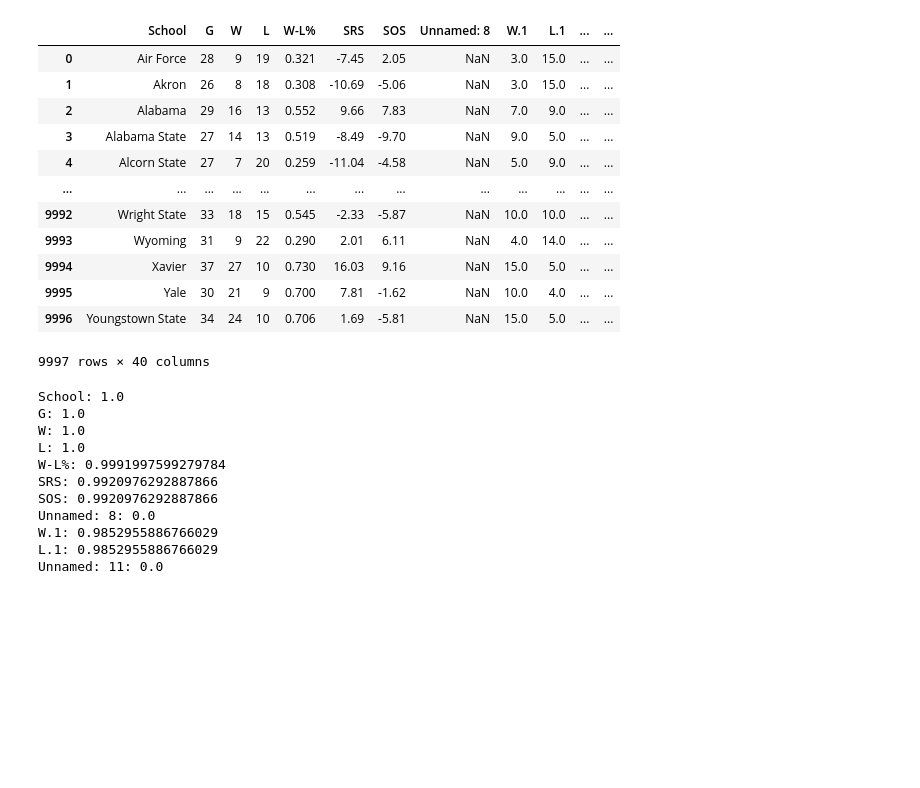
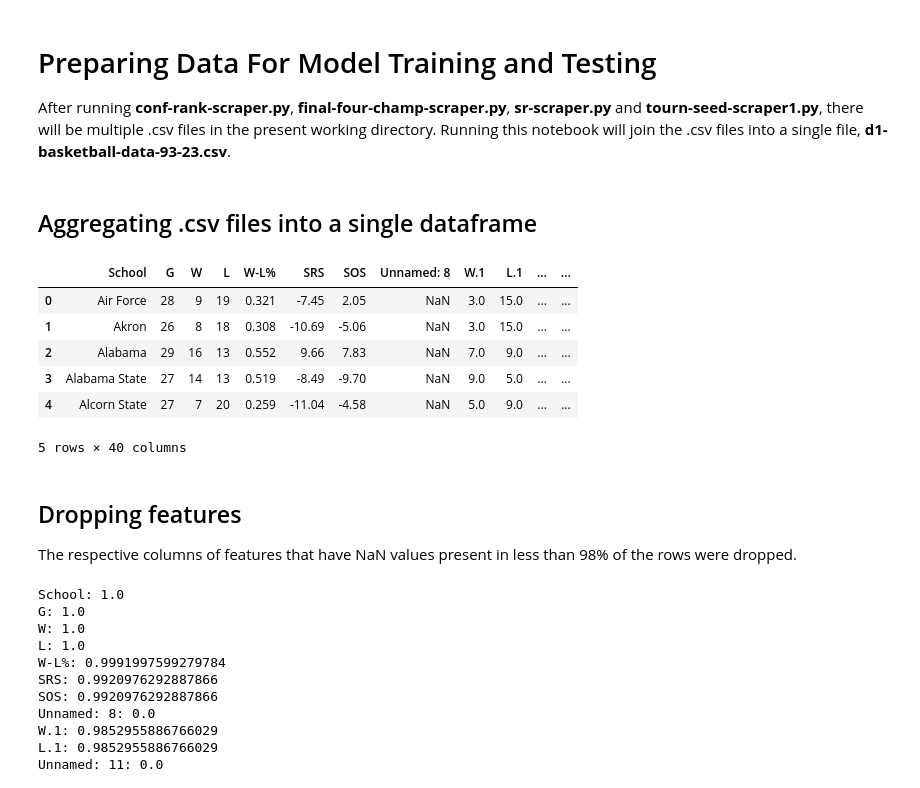
Before and after one commit to drchachere/NCAA-BB-Tourn-Qualification, a Jupyter notebook: data-collection/joining-data-for-ml.ipynb, the cells around one changed output. Cells and saved outputs as stored; diff of their text form; code cells hidden in the pictures; blank space fills up the shorter version.

```diff
--- a/data-collection/joining-data-for-ml.ipynb
+++ b/data-collection/joining-data-for-ml.ipynb
@@ -1,3 +1,9 @@
+# %% [markdown]
+# Preparing Data For Model Training and Testing
+
+After running **conf-rank-scraper.py**, **final-four-champ-scraper.py**, **sr-scraper.py** and **tourn-seed-scraper1.py**, there will be multiple .csv files in the present working directory.  Running this notebook will join the .csv files into a single file, **d1-basketball-data-93-23.csv**.
+# %% [markdown]
+## Aggregating .csv files into a single dataframe
 # %%
 import pandas as pd
 import numpy as np
@@ -7,33 +11,54 @@ final_df = pd.DataFrame()
 # %%
+
 ff_champ_df = pd.read_csv("final-four-champ.csv")
 final_df = pd.DataFrame()
 
+# looping through each year that there are .csv files for
 for season in range(1993, 2024):
 
+    # there was no post season in 2020
     if season==2020:
         pass
 
     else:
+        '''
+        for every season, the relevant season-stats, conf-rankings, and tourn-seed .csv files are stored
+        into variables as DataFrames
+        '''
         season_df = pd.read_csv("season-stats-{}.csv".format(str(season)))
         conf_rank_df = pd.read_csv("conf-rankings-{}.csv".format(str(season)))
         tourn_seed_df = pd.read_csv("tourn-seeds-{}.csv".format(str(season)), names=["region_seed","School","region"])
 
+        '''
+        not a real rank, it is an alphabetical index and this does not affect a team's ability to
+        qualify for the NCAA tournament
+        '''
         season_df.drop("Rk", axis=1, inplace=True)
 
+        '''
+        Multiple string representations were used for the same team.   The following code changes
+        different string representations to the same one so the different dataframes may be
+        later merged into a larger dataframe for the season/ year.
+        '''
         season_df["School"] = list(map(lambda x: x.replace("NCAA","").strip(),season_df["School"]))
         season_df["School"] = list(map(lambda x: "Nevada Las Vegas" if x=="Nevada-Las Vegas" else x, season_df["School"]))
         season_df["School"] = list(map(lambda x: "Illinois Chicago" if x=="Illinois-Chicago" else x, season_df["School"]))
 
+        # remove blank column
         conf_rank_df.drop("Unnamed: 0", inplace=True, axis=1)
+        # redundant data is dropped, only new/ relevant data remains in the dataframe now
         conf_rank_df.drop(conf_rank_df.iloc[:, 3:23], inplace=True, axis=1)
         conf_rank_df.columns = ["Conf_Rk", "School", "Conf"]
 
+        # conferences were represented with different strings, this makes them the same
         conf_rank_df["Conf"] = list(map(lambda x: re.sub(r"\s\(\w*\s*\w*\s*\d*\)", r"", str(x)), conf_rank_df["Conf"]))
 
         season_df = season_df.merge(conf_rank_df, on="School", how="left")
 
+        # an un-needed column
         tourn_seed_df.drop("region", axis=1, inplace=True)
 
+        # more changing the names of schools so they are the same across dataframes
         tourn_seed_df["School"] = list(map(lambda x: x.replace("UNC","North Carolina"), tourn_seed_df["School"]))
         tourn_seed_df["School"] = list(map(lambda x: x.replace("UMass","Massachusetts"), tourn_seed_df["School"]))
         tourn_seed_df["School"] = list(map(lambda x: x.replace("Penn","Pennsylvania"), tourn_seed_df["School"]))
@@ -49,41 +74,42 @@ for season in range(1993, 2024):
         tourn_seed_df["School"] = list(map(lambda x: x.replace("UIC","Illinois Chicago"), tourn_seed_df["School"]))
         tourn_seed_df["School"] = list(map(lambda x: x.replace("ETSU","East Tennessee State"), tourn_seed_df["School"]))
         tourn_seed_df["School"] = list(map(lambda x: x.replace("UCSB","UC Santa Barbara"), tourn_seed_df["School"]))
         tourn_seed_df["School"] = list(map(lambda x: x.replace("LIU","Long Island University"), tourn_seed_df["School"]))
+        tourn_seed_df["School"] = list(map(lambda x: x.replace("UConn","Connecticut"), tourn_seed_df["School"]))
 
         season_df = season_df.merge(tourn_seed_df, on="School", how="left")
 
+        # creating the target feature for the machine learning models
         season_df["qual_for_ncaa"] = list(map(lambda x: pd.notna(x), season_df["region_seed"]))
 
         ff_champ_df["champ"] = list(map(lambda x: "North Carolina" if x=="UNC" else x, ff_champ_df["champ"]))
         ff_champ_df["champ"] = list(map(lambda x: "Connecticut" if x=="UConn" else x, ff_champ_df["champ"]))
         ff_champ_df["final_four"] = list(map(lambda x: x.replace("UNC","North Carolina"), ff_champ_df["final_four"]))
         ff_champ_df["final_four"] = list(map(lambda x: x.replace("UConn","Connecticut"), ff_champ_df["final_four"]))
         ff_champ_df["final_four"] = list(map(lambda x: x.replace("LSU","Louisiana State"), ff_champ_df["final_four"]))
         ff_champ_df["final_four"] = list(map(lambda x: x.replace("VCU","Virginia Commonwealth"), ff_champ_df["final_four"]))
 
+        # creating more target features for future machine learning models
         season_df["final_four"] = list(map(lambda x: x in ff_champ_df.iloc[season-1993,1].split("-"), season_df["School"]))
         season_df["ncaa_champ"] = list(map(lambda x: x== ff_champ_df.iloc[season-1993,2], season_df["School"]))
 
         season_df["season"] = str(season)
 
         final_df = pd.concat([final_df, season_df], ignore_index=True)
 
-final_df
+final_df.head()
 # %% [output]
 |  | School | G | W | L | W-L% | SRS | SOS | Unnamed: 8 | W.1 | L.1 | ... | ... |
 | 0 | Air Force | 28 | 9 | 19 | 0.321 | -7.45 | 2.05 | NaN | 3.0 | 15.0 | ... | ... |
 | 1 | Akron | 26 | 8 | 18 | 0.308 | -10.69 | -5.06 | NaN | 3.0 | 15.0 | ... | ... |
 | 2 | Alabama | 29 | 16 | 13 | 0.552 | 9.66 | 7.83 | NaN | 7.0 | 9.0 | ... | ... |
 | 3 | Alabama State | 27 | 14 | 13 | 0.519 | -8.49 | -9.70 | NaN | 9.0 | 5.0 | ... | ... |
 | 4 | Alcorn State | 27 | 7 | 20 | 0.259 | -11.04 | -4.58 | NaN | 5.0 | 9.0 | ... | ... |
-| ... | ... | ... | ... | ... | ... | ... | ... | ... | ... | ... | ... | ... |
-| 9992 | Wright State | 33 | 18 | 15 | 0.545 | -2.33 | -5.87 | NaN | 10.0 | 10.0 | ... | ... |
-| 9993 | Wyoming | 31 | 9 | 22 | 0.290 | 2.01 | 6.11 | NaN | 4.0 | 14.0 | ... | ... |
-| 9994 | Xavier | 37 | 27 | 10 | 0.730 | 16.03 | 9.16 | NaN | 15.0 | 5.0 | ... | ... |
-| 9995 | Yale | 30 | 21 | 9 | 0.700 | 7.81 | -1.62 | NaN | 10.0 | 4.0 | ... | ... |
-| 9996 | Youngstown State | 34 | 24 | 10 | 0.706 | 1.69 | -5.81 | NaN | 15.0 | 5.0 | ... | ... |
-9997 rows × 40 columns
+5 rows × 40 columns
+# %% [markdown]
+## Dropping features
+
+The respective columns of features that have NaN values present in less than 98% of the rows were dropped.
 # %%
 for col in final_df.columns:
     print(col+": "+str(sum(pd.notna(final_df[col]))/final_df.shape[0]))
```
Also changed, not shown: parts of 7 cells of this notebook, 11 other files.
